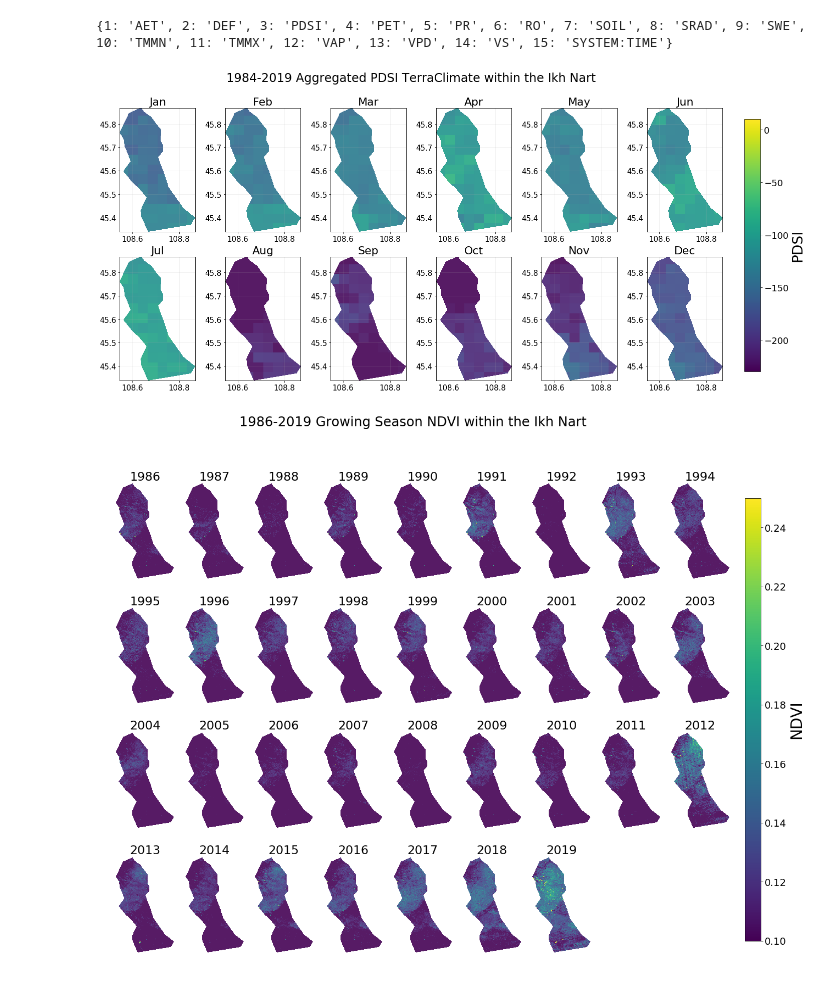
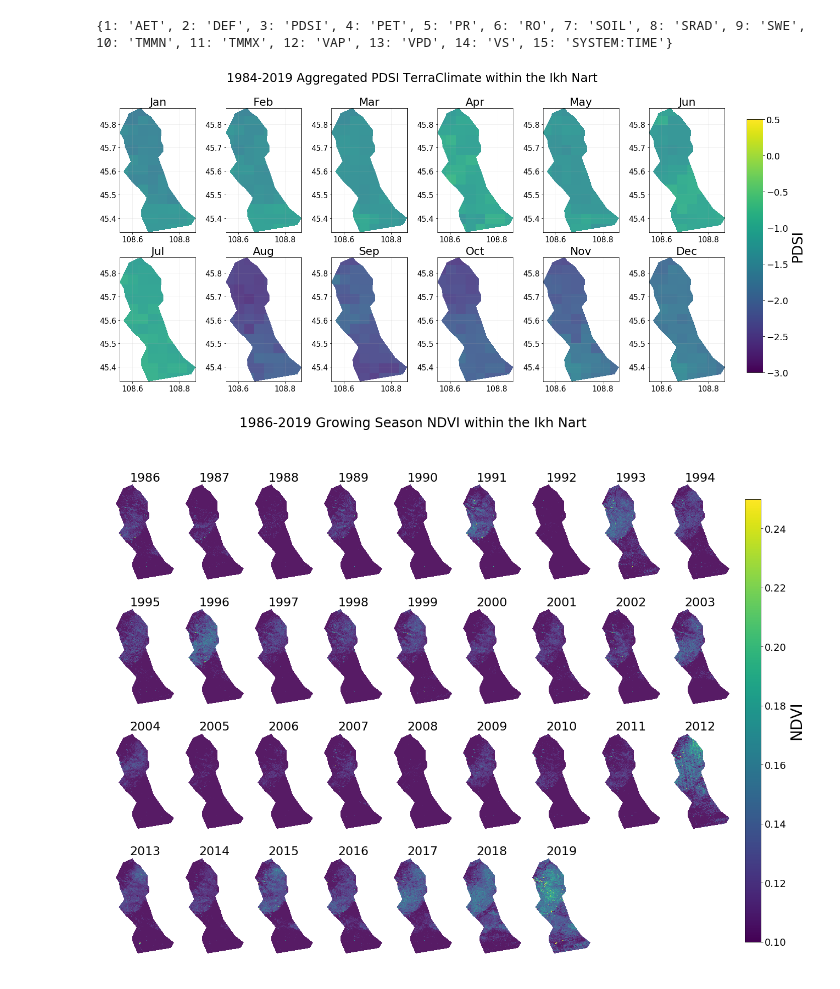
Before and after one commit to csp-inc/ikhnart, a Jupyter notebook: 03-visualize.ipynb, the cells around one changed output. Drawn from its saved outputs; the diff is of its cells as text; code cells hidden in the pictures.

```diff
--- a/03-visualize.ipynb
+++ b/03-visualize.ipynb
@@ -112,31 +112,31 @@ print(climate_labels)
 {1: 'AET', 2: 'DEF', 3: 'PDSI', 4: 'PET', 5: 'PR', 6: 'RO', 7: 'SOIL', 8: 'SRAD', 9: 'SWE', 10: 'TMMN', 11: 'TMMX', 12: 'VAP', 13: 'VPD', 14: 'VS', 15: 'SYSTEM:TIME'}
 # %%
 var = 3
-mn, mx = -230, 10
+mn, mx = -3, 0.5
 r, c = 2,6
 idxs = np.arange(r*c).reshape((r,c))
 fig, ax = plt.subplots(r,c, figsize=(22,10))
 for i in range(r):
     for j in range(c):
-        im = rasterio.plot.show(m_imgs[idxs[i][j]].read(var), ax=ax[i][j], \
+        im = rasterio.plot.show(m_imgs[idxs[i][j]].read(var)*0.01, ax=ax[i][j], \
                            vmin=mn, vmax=mx, alpha=0.9, extent=ext)
         ax[i][j].grid(alpha=0.2)
         ax[i][j].set_title(months[idxs[i][j]], fontsize=22)
         ax[i][j].tick_params(axis="both", labelsize=15)
 fig.suptitle('1984-2019 Aggregated %s TerraClimate within the Ikh Nart'%climate_labels[var],\
              fontsize=24)
 
 cmap = mpl.cm.viridis
 norm = mpl.colors.Normalize(vmin=mn, vmax=mx)
 cbar_ax = fig.add_axes([0.92, 0.15, 0.02, 0.7])
 cb = mpl.colorbar.ColorbarBase(cbar_ax, cmap=cmap, norm=norm)
 cb.ax.tick_params(labelsize=18)
 cb.set_label('%s'%climate_labels[var], fontsize=28)
 fig.subplots_adjust(right=0.9)
 
 fig.savefig('./out/ikhnart_%s.png'%climate_labels[var], dpi=400, bbox_inches='tight')
 # %% [output]
-[figure, old version]
+[figure, new version]
 # %%
 #now do growing season NDVI
 # %%
```
Also changed, not shown: parts of 1 cell of this notebook, 2 other files.
